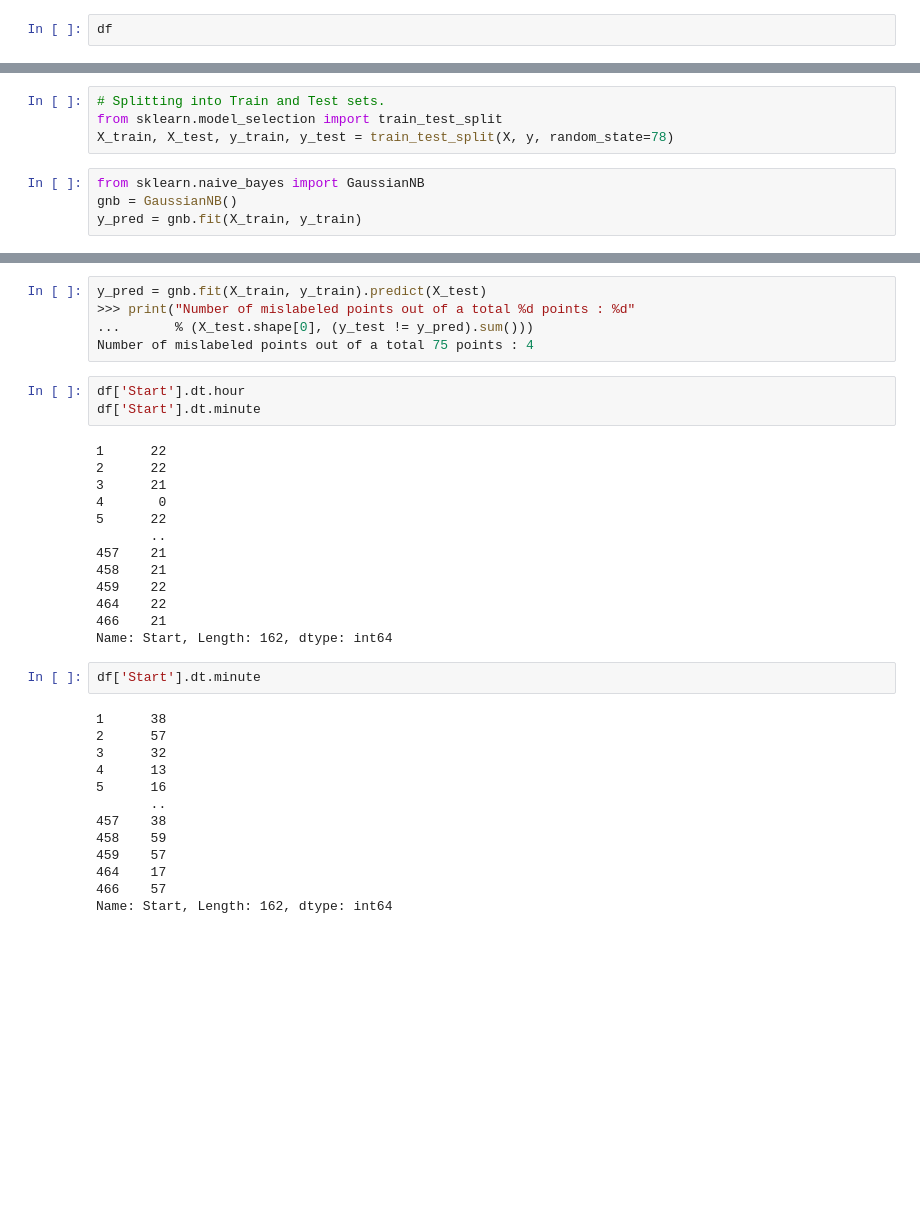
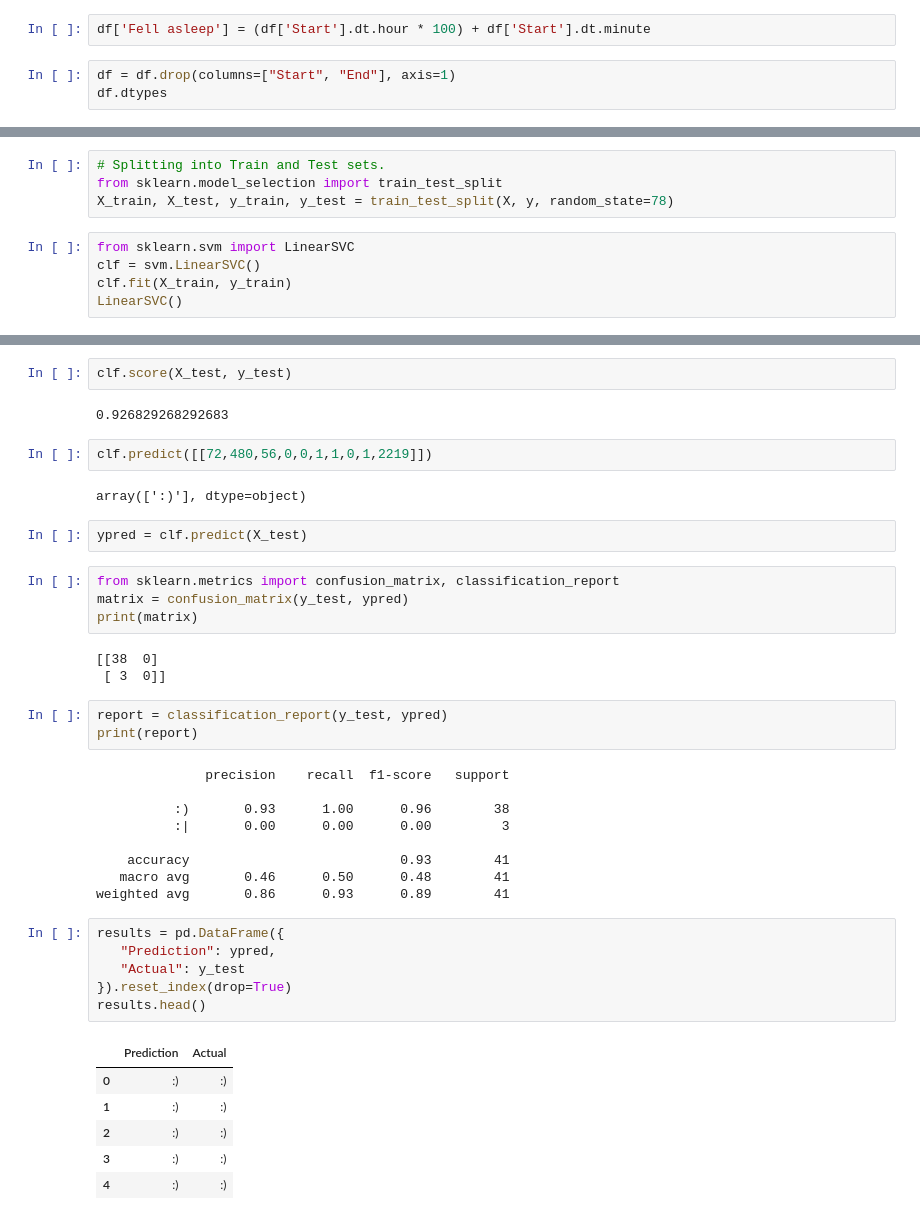
Before and after one commit to mtomison/Sleep_Analysis, a Jupyter notebook: sleepDataPreprocessing.ipynb, the cells around one changed output, grey strips where cells are left out. Saved outputs shown, nothing was run; the diff lists cells and outputs as text; blank space fills up the shorter version.

```diff
--- a/sleepDataPreprocessing.ipynb
+++ b/sleepDataPreprocessing.ipynb
@@ -167,6 +167,9 @@ Name: Time in bed, Length: 162, dtype: object
 # %%
 # change Time in Bed column from string H:MM into int(minutes)
 df["Time in bed"] = time_strs.apply(lambda x: int(x[1]) + (int(x[0]) * 60))
+# %%
+df['Fell asleep'] = (df['Start'].dt.hour * 100) + df['Start'].dt.minute
 # %%
-df
+df = df.drop(columns=["Start", "End"], axis=1)
+df.dtypes
 # %% [output]
@@ -193,7 +200,8 @@ y = df["Wake up"]
 from sklearn.model_selection import train_test_split
 X_train, X_test, y_train, y_test = train_test_split(X, y, random_state=78)
 # %%
-from sklearn.naive_bayes import GaussianNB
-gnb = GaussianNB()
-y_pred = gnb.fit(X_train, y_train)
+from sklearn.svm import LinearSVC
+clf = svm.LinearSVC()
+clf.fit(X_train, y_train)
+LinearSVC()
 # %% [output]
@@ -201,36 +209,42 @@ TypeError: The DTypes <class 'numpy.dtype[int64]'> and <class 'numpy.dtype[datet
+# %%
+clf.score(X_test, y_test)
+# %% [output]
+0.926829268292683
+# %%
+clf.predict([[72,480,56,0,0,1,1,0,1,2219]])
+# %% [output]
+array([':)'], dtype=object)
 # %%
-y_pred = gnb.fit(X_train, y_train).predict(X_test)
->>> print("Number of mislabeled points out of a total %d points : %d"
-...       % (X_test.shape[0], (y_test != y_pred).sum()))
-Number of mislabeled points out of a total 75 points : 4
+ypred = clf.predict(X_test)
 # %%
-df['Start'].dt.hour
-df['Start'].dt.minute
+from sklearn.metrics import confusion_matrix, classification_report
+matrix = confusion_matrix(y_test, ypred)
+print(matrix)
 # %% [output]
-1      22
-2      22
-3      21
-4       0
-5      22
-       ..
-457    21
-458    21
-459    22
-464    22
-466    21
-Name: Start, Length: 162, dtype: int64
+[[38  0]
+ [ 3  0]]
 # %%
-df['Start'].dt.minute
+report = classification_report(y_test, ypred)
+print(report)
 # %% [output]
-1      38
-2      57
-3      32
-4      13
-5      16
-       ..
-457    38
-458    59
-459    57
-464    17
-466    57
-Name: Start, Length: 162, dtype: int64
+              precision    recall  f1-score   support
+
+          :)       0.93      1.00      0.96        38
+          :|       0.00      0.00      0.00         3
+
+    accuracy                           0.93        41
+   macro avg       0.46      0.50      0.48        41
+weighted avg       0.86      0.93      0.89        41
+# %%
+results = pd.DataFrame({
+   "Prediction": ypred,
+   "Actual": y_test
+}).reset_index(drop=True)
+results.head()
+# %% [output]
+|  | Prediction | Actual |
+| 0 | :) | :) |
+| 1 | :) | :) |
+| 2 | :) | :) |
+| 3 | :) | :) |
+| 4 | :) | :) |
```
Also changed, not shown: parts of 14 cells of this notebook.
